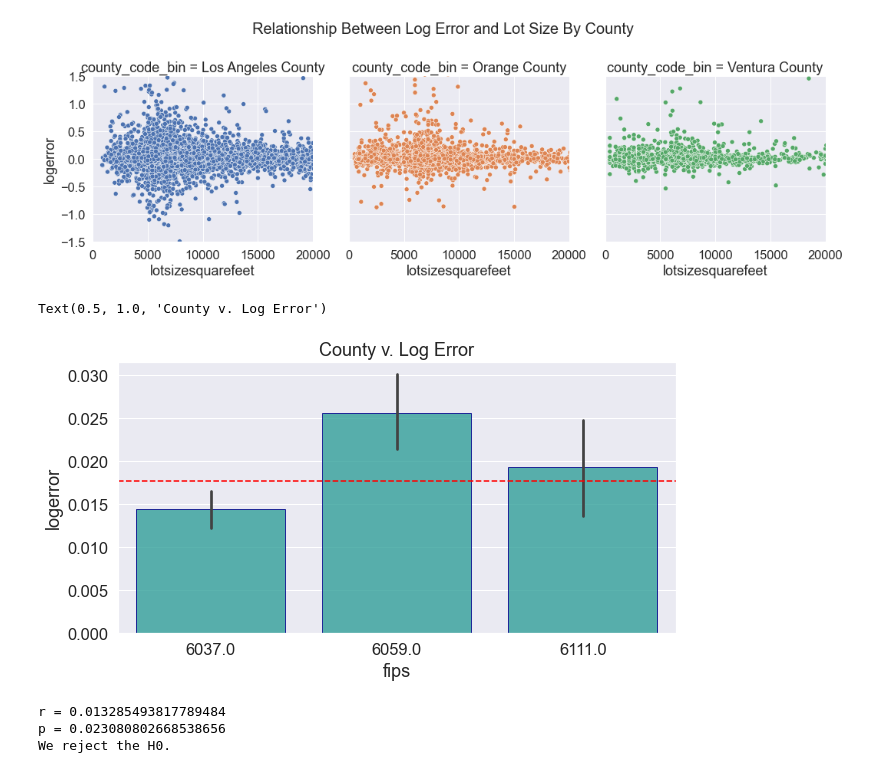
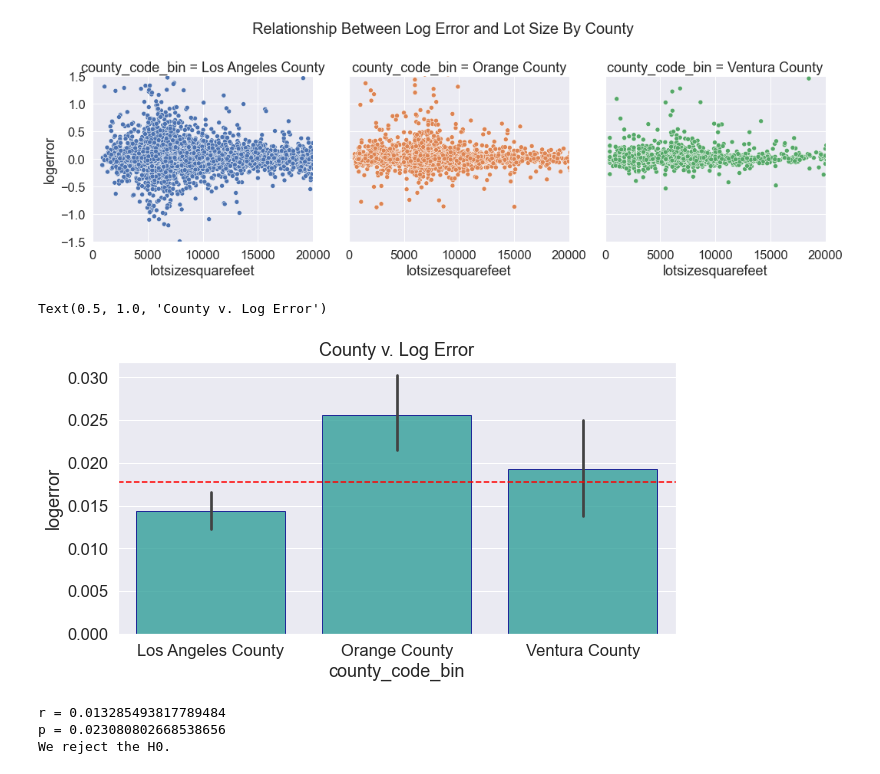
Before and after one commit to bradgauvin/clustering-project, a Jupyter notebook: final_report_mvp.ipynb, the cells around one changed output. Cells and saved outputs as stored; diff of their text form; code cells hidden in the pictures.

```diff
--- a/final_report_mvp.ipynb
+++ b/final_report_mvp.ipynb
@@ -276,13 +276,13 @@ plt.show()
 # %%
 # Bar Graph to see log error mean vs county
 p = plt.figure(figsize=(10,5))
-p = sns.barplot(train.fips, train.logerror, data=train, alpha=.8, color='lightseagreen', edgecolor = 'darkblue')
+p = sns.barplot(train.county_code_bin, train.logerror, data=train, alpha=.8, color='lightseagreen', edgecolor = 'darkblue')
 overall_rate = train.logerror.mean()
 p = plt.axhline(overall_rate, ls='--', color='red', )
 plt.title('County v. Log Error')
 # %% [output]
 Text(0.5, 1.0, 'County v. Log Error')
-[figure, old version]
+[figure, new version]
 # %%
 # H0 - There is no linear relationship between lot size and logerror.
 # H1 - There is a linear realtionship between lot size and log error.
```
Also changed, not shown: parts of 2 cells of this notebook.
